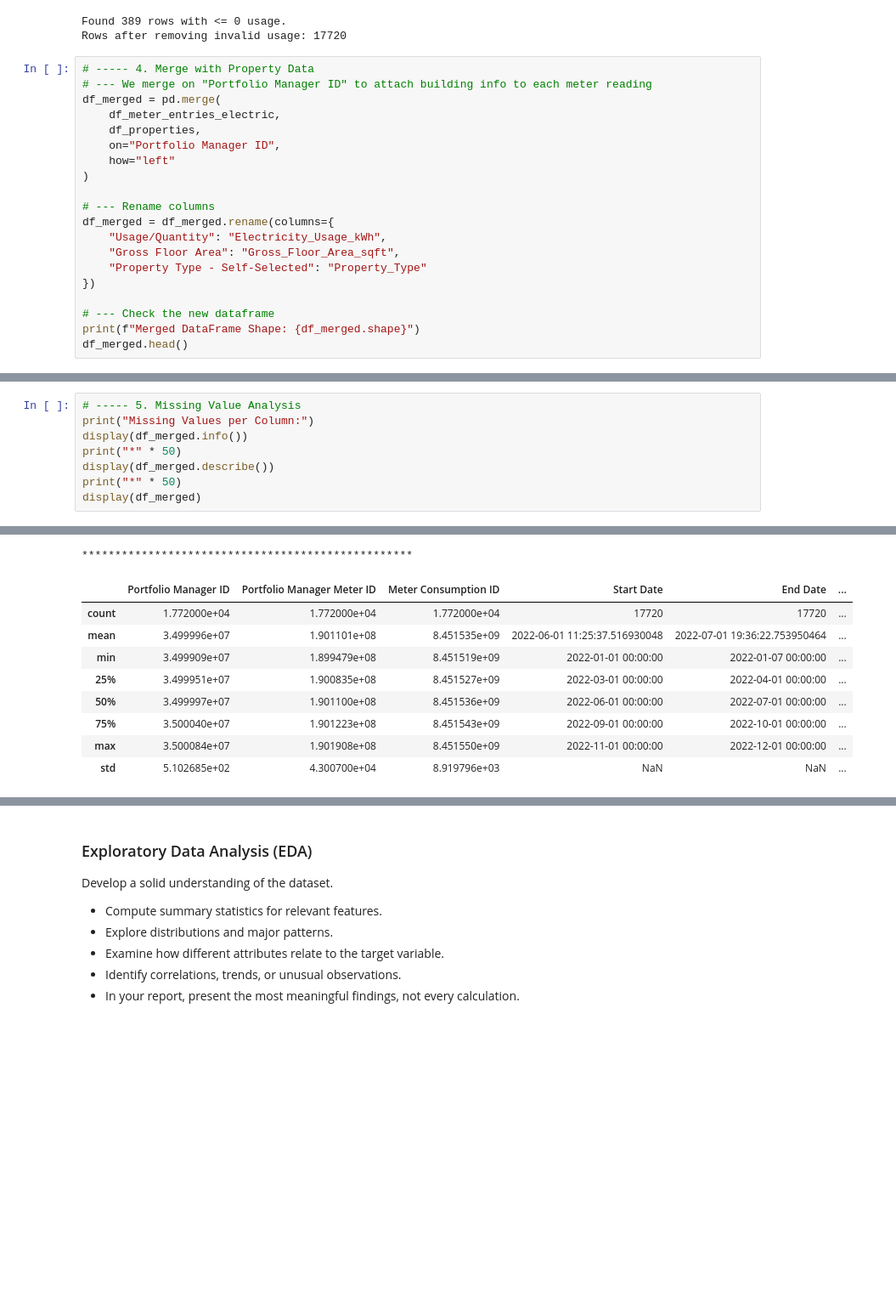
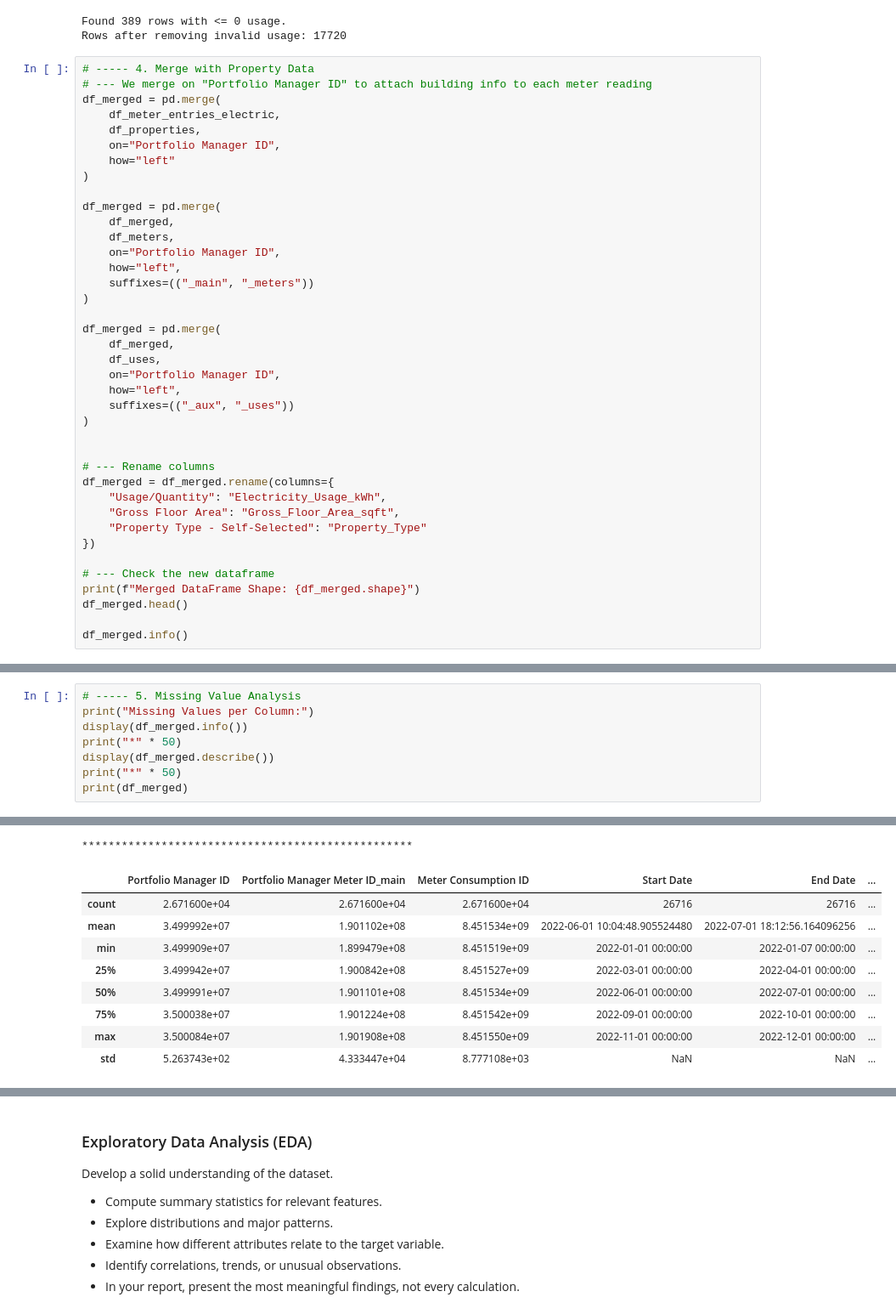
Before and after one commit to JorgeRPMHS/Project, a Jupyter notebook: CPSC_610-Group 6.ipynb, the cells around one changed output, grey strips where cells are left out. Shown: that part at 85% size. Drawn from its saved outputs; the diff is of its cells as text; blank space fills up the shorter version.

```diff
--- a/CPSC_610-Group 6.ipynb
+++ b/CPSC_610-Group 6.ipynb
@@ -403,6 +412,23 @@ df_merged = pd.merge(
     on="Portfolio Manager ID",
     how="left"
 )
+
+df_merged = pd.merge(
+    df_merged,
+    df_meters,
+    on="Portfolio Manager ID",
+    how="left",
+    suffixes=(("_main", "_meters"))
+)
+
+df_merged = pd.merge(
+    df_merged,
+    df_uses,
+    on="Portfolio Manager ID",
+    how="left",
+    suffixes=(("_aux", "_uses"))
+)
+
 
 # --- Rename columns
 df_merged = df_merged.rename(columns={
@@ -414,4 +440,6 @@ df_merged = df_merged.rename(columns={
 # --- Check the new dataframe
 print(f"Merged DataFrame Shape: {df_merged.shape}")
 df_merged.head()
+
+df_merged.info()
 # %% [output]
@@ -429,7 +467,7 @@ display(df_merged.info())
 print("*" * 50)
 display(df_merged.describe())
 print("*" * 50)
-display(df_merged)
+print(df_merged)
 # %% [output]
 Missing Values per Column:
 <class 'pandas.core.frame.DataFrame'>
@@ -451,12 +489,12 @@ memory usage: 2.4+ MB
 None
 **************************************************
-|  | Portfolio Manager ID | Portfolio Manager Meter ID | Meter Consumption ID | Start Date | End Date | ... |
-| count | 1.772000e+04 | 1.772000e+04 | 1.772000e+04 | 17720 | 17720 | ... |
-| mean | 3.499996e+07 | 1.901101e+08 | 8.451535e+09 | 2022-06-01 11:25:37.516930048 | 2022-07-01 19:36:22.753950464 | ... |
+|  | Portfolio Manager ID | Portfolio Manager Meter ID_main | Meter Consumption ID | Start Date | End Date | ... |
+| count | 2.671600e+04 | 2.671600e+04 | 2.671600e+04 | 26716 | 26716 | ... |
+| mean | 3.499992e+07 | 1.901102e+08 | 8.451534e+09 | 2022-06-01 10:04:48.905524480 | 2022-07-01 18:12:56.164096256 | ... |
 | min | 3.499909e+07 | 1.899479e+08 | 8.451519e+09 | 2022-01-01 00:00:00 | 2022-01-07 00:00:00 | ... |
-| 25% | 3.499951e+07 | 1.900835e+08 | 8.451527e+09 | 2022-03-01 00:00:00 | 2022-04-01 00:00:00 | ... |
-| 50% | 3.499997e+07 | 1.901100e+08 | 8.451536e+09 | 2022-06-01 00:00:00 | 2022-07-01 00:00:00 | ... |
-| 75% | 3.500040e+07 | 1.901223e+08 | 8.451543e+09 | 2022-09-01 00:00:00 | 2022-10-01 00:00:00 | ... |
+| 25% | 3.499942e+07 | 1.900842e+08 | 8.451527e+09 | 2022-03-01 00:00:00 | 2022-04-01 00:00:00 | ... |
+| 50% | 3.499991e+07 | 1.901101e+08 | 8.451534e+09 | 2022-06-01 00:00:00 | 2022-07-01 00:00:00 | ... |
+| 75% | 3.500038e+07 | 1.901224e+08 | 8.451542e+09 | 2022-09-01 00:00:00 | 2022-10-01 00:00:00 | ... |
 | max | 3.500084e+07 | 1.901908e+08 | 8.451550e+09 | 2022-11-01 00:00:00 | 2022-12-01 00:00:00 | ... |
-| std | 5.102685e+02 | 4.300700e+04 | 8.919796e+03 | NaN | NaN | ... |
+| std | 5.263743e+02 | 4.333447e+04 | 8.777108e+03 | NaN | NaN | ... |
 **************************************************
```
Also changed, not shown: parts of 23 cells of this notebook.
